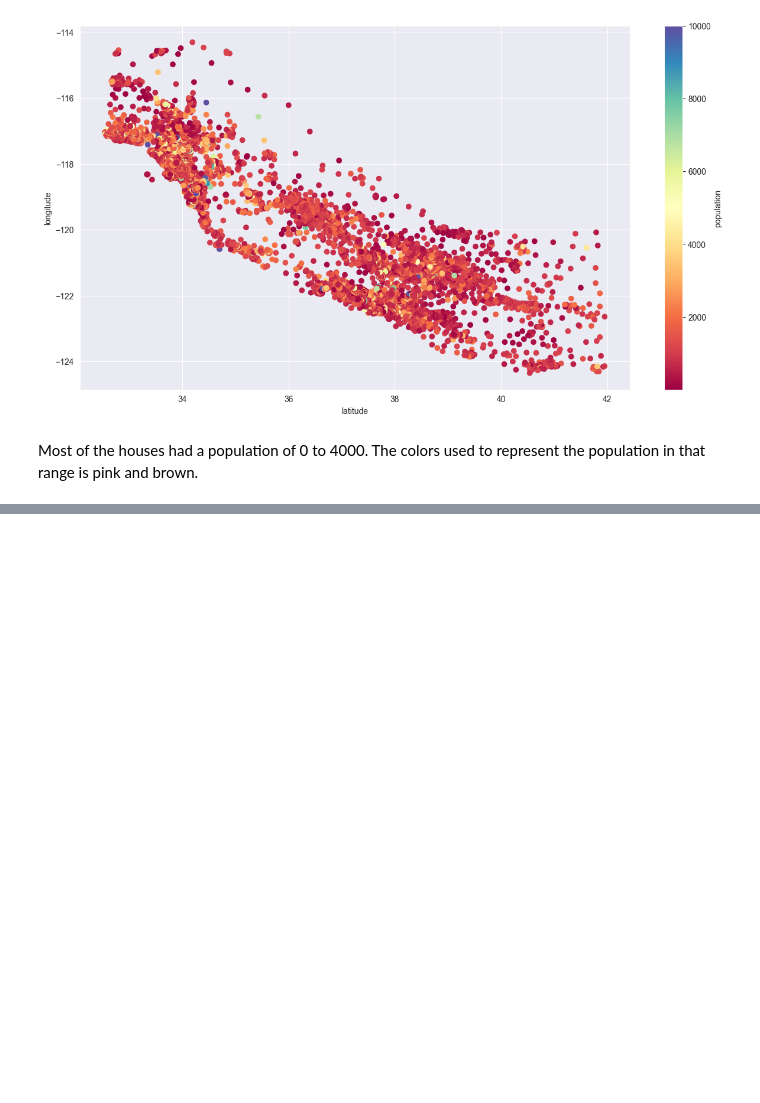
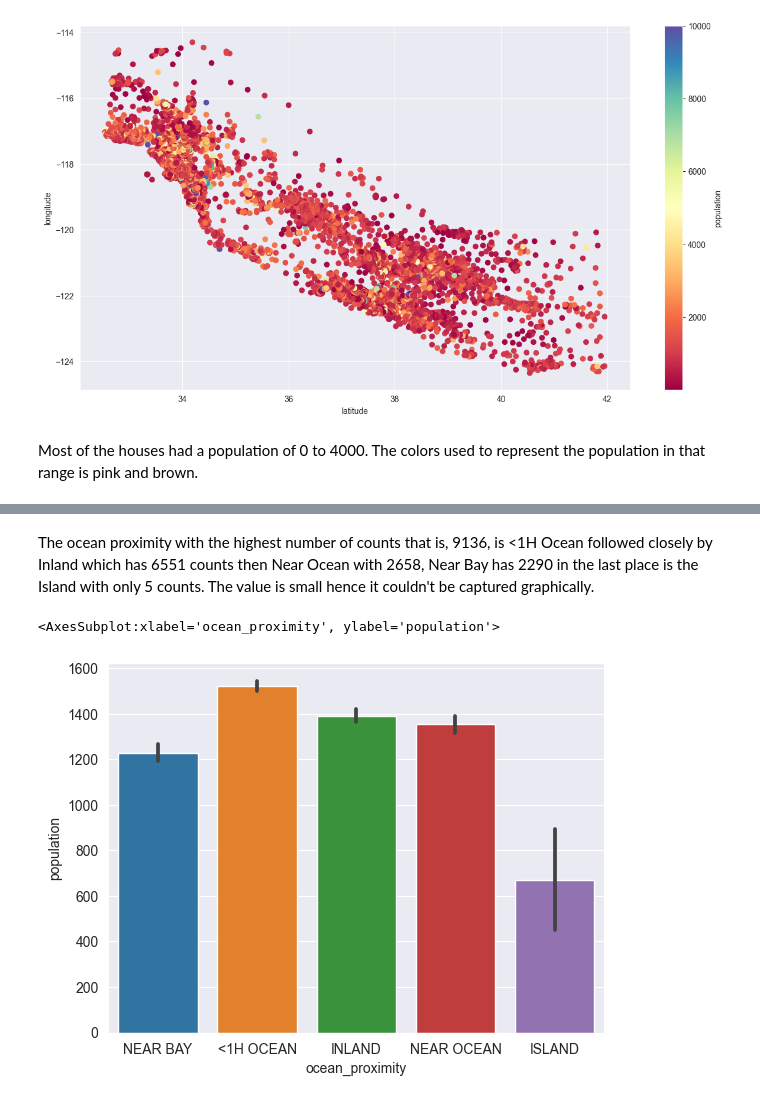
Before and after one commit to MbuviM/California_House_Prices, a Jupyter notebook: Housing.ipynb, the cells around one changed output, grey strips where cells are left out. Cells and saved outputs as stored; diff of their text form; code cells hidden in the pictures; blank space fills up the shorter version.

```diff
--- a/Housing.ipynb
+++ b/Housing.ipynb
@@ -344,0 +350,7 @@ Most of the houses had a population of 0 to 4000. The colors used to represent t
+# %% [markdown]
+The ocean proximity with the highest number of counts that is, 9136, is <1H Ocean followed closely by Inland which has 6551 counts then Near Ocean with 2658, Near Bay has 2290 in the last place is the Island with only 5 counts. The value is small hence it couldn't be captured graphically.
+# %%
+sns.barplot(data=df4, x=df4['ocean_proximity'], y=df4['population'])
+# %% [output]
+<AxesSubplot:xlabel='ocean_proximity', ylabel='population'>
+[figure, added]
```
Also changed, not shown: parts of 4 cells of this notebook, 1 other file.
